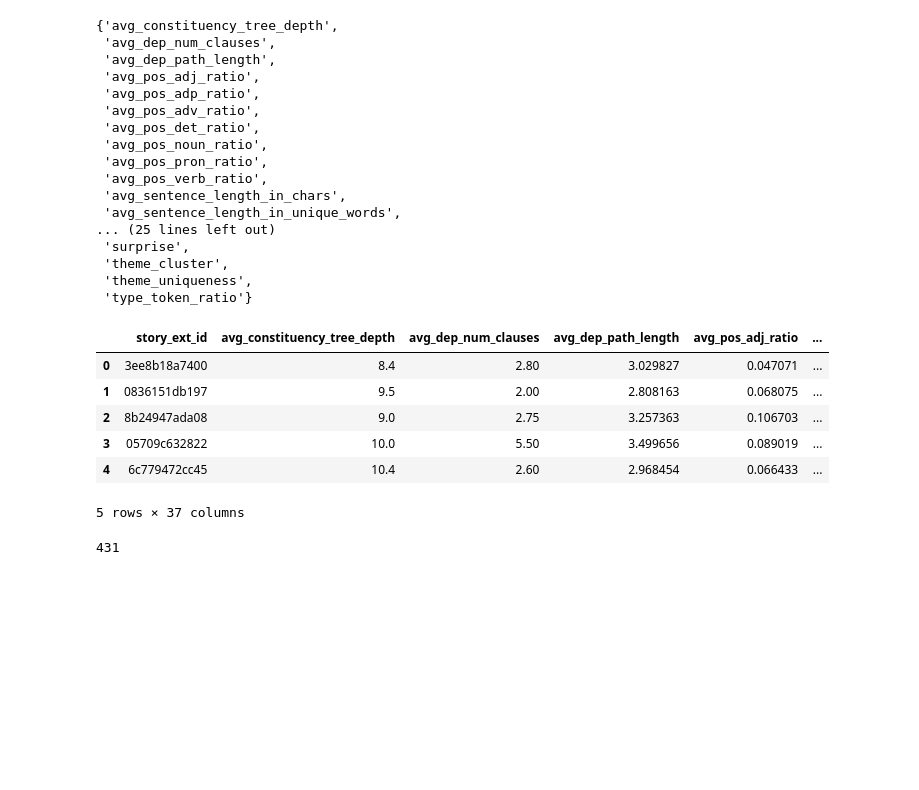
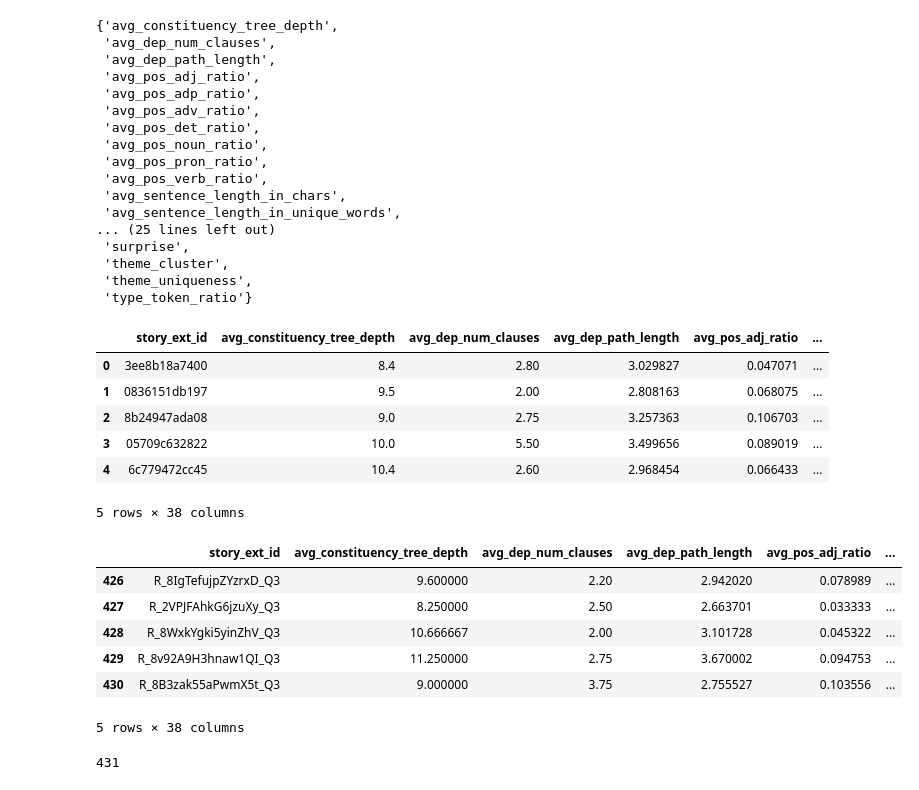
Before and after one commit to mismayil/creative-story-gen, a Jupyter notebook: src/eval_analysis.ipynb, the cells around one changed output. Drawn from its saved outputs; the diff is of its cells as text; code cells hidden in the pictures; blank space fills up the shorter version.

Commit message:
cleanup and add avg n-gram diversity to autometric data

```diff
--- a/src/eval_analysis.ipynb
+++ b/src/eval_analysis.ipynb
@@ -756,6 +756,9 @@ metrics
  'theme_uniqueness',
  'type_token_ratio'}
 # %%
+from statistics import mean
+import pandas as pd
+
 auto_metrics = [
  'avg_constituency_tree_depth',
  'avg_dep_num_clauses',
@@ -792,14 +795,16 @@ auto_metrics = [
  'readability_flesch_ease',
  'readability_flesch_kincaid',
  'surprise',
- 'theme_uniqueness']
+ 'theme_uniqueness',
+ 'n_gram_diversity']
 
 autometric_data = []
 
 for result_id, metrics in metric_data.items():
     autometric_row = {"story_ext_id": result_id}
     for metric in auto_metrics:
-        autometric_row[metric] = metrics.get(metric)
+        metric_value = metrics.get(metric)
+        autometric_row[metric] = mean(metric_value) if isinstance(metric_value, list) else metric_value
     autometric_data.append(autometric_row)
 
 autometric_data = pd.DataFrame(autometric_data)
@@ -811,7 +816,17 @@ autometric_data.head()
 | 2 | 8b24947ada08 | 9.0 | 2.75 | 3.257363 | 0.106703 | ... |
 | 3 | 05709c632822 | 10.0 | 5.50 | 3.499656 | 0.089019 | ... |
 | 4 | 6c779472cc45 | 10.4 | 2.60 | 2.968454 | 0.066433 | ... |
-5 rows × 37 columns
+5 rows × 38 columns
+# %%
+autometric_data.tail()
+# %% [output]
+|  | story_ext_id | avg_constituency_tree_depth | avg_dep_num_clauses | avg_dep_path_length | avg_pos_adj_ratio | ... |
+| 426 | R_8IgTefujpZYzrxD_Q3 | 9.600000 | 2.20 | 2.942020 | 0.078989 | ... |
+| 427 | R_2VPJFAhkG6jzuXy_Q3 | 8.250000 | 2.50 | 2.663701 | 0.033333 | ... |
+| 428 | R_8WxkYgki5yinZhV_Q3 | 10.666667 | 2.00 | 3.101728 | 0.045322 | ... |
+| 429 | R_8v92A9H3hnaw1QI_Q3 | 11.250000 | 2.75 | 3.670002 | 0.094753 | ... |
+| 430 | R_8B3zak55aPwmX5t_Q3 | 9.000000 | 3.75 | 2.755527 | 0.103556 | ... |
+5 rows × 38 columns
 # %%
 len(autometric_data)
 # %% [output]
```
Also changed, not shown: 5 other files.
